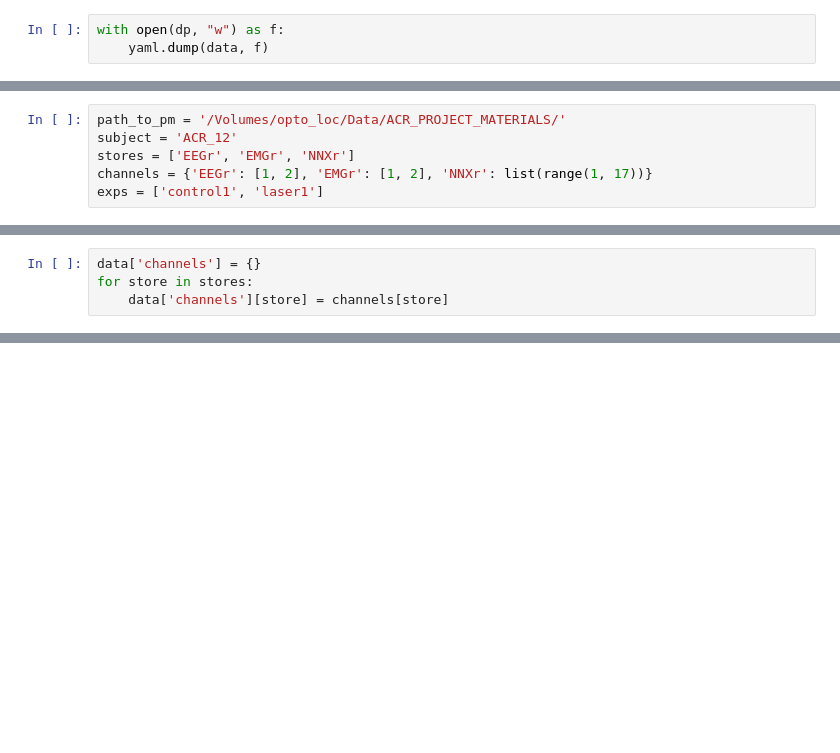
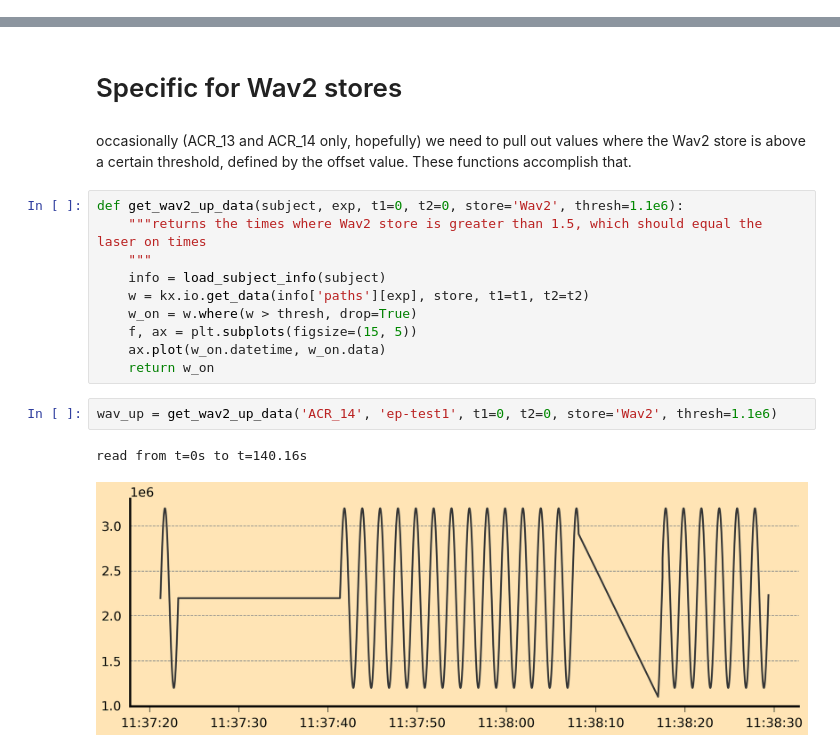
Before and after one commit to kortdriessen/acr, a Jupyter notebook: notebooks/yaml_pipeline.ipynb, the cells around one changed output, grey strips where cells are left out. Saved outputs shown, nothing was run; the diff lists cells and outputs as text; blank space fills up the shorter version.

Commit message:
misc changes, mostly spike sorting and data pipeline

```diff
--- a/notebooks/yaml_pipeline.ipynb
+++ b/notebooks/yaml_pipeline.ipynb
@@ -43,3 +51,0 @@ float(t['control1'][2])
-# %%
-with open(dp, "w") as f:
-    yaml.dump(data, f)
@@ -83,6 +51,0 @@ def subject_info_gen(params):
-# %%
-path_to_pm = '/Volumes/opto_loc/Data/ACR_PROJECT_MATERIALS/'
-subject = 'ACR_12'
-stores = ['EEGr', 'EMGr', 'NNXr']
-channels = {'EEGr': [1, 2], 'EMGr': [1, 2], 'NNXr': list(range(1, 17))}
-exps = ['control1', 'laser1']
@@ -111,4 +51,0 @@ data['paths'] = acr.io.get_acr_paths(subject, exps)
-# %%
-data['channels'] = {}
-for store in stores:
-    data['channels'][store] = channels[store]
@@ -127,0 +131,19 @@ str
+# %% [markdown]
+# Specific for Wav2 stores
+# %% [markdown]
+occasionally (ACR_13 and ACR_14 only, hopefully) we need to pull out values where the Wav2 store is above a certain threshold, defined by the offset value. These functions accomplish that.
+# %%
+def get_wav2_up_data(subject, exp, t1=0, t2=0, store='Wav2', thresh=1.1e6):
+    """returns the times where Wav2 store is greater than 1.5, which should equal the laser on times
+    """
+    info = load_subject_info(subject)
+    w = kx.io.get_data(info['paths'][exp], store, t1=t1, t2=t2)
+    w_on = w.where(w > thresh, drop=True)
+    f, ax = plt.subplots(figsize=(15, 5))
+    ax.plot(w_on.datetime, w_on.data)
+    return w_on
+# %%
+wav_up = get_wav2_up_data('ACR_14', 'ep-test1', t1=0, t2=0, store='Wav2', thresh=1.1e6)
+# %% [output]
+read from t=0s to t=140.16s
+[figure, added]
```
Also changed, not shown: parts of 22 cells of this notebook, 14 other files.
